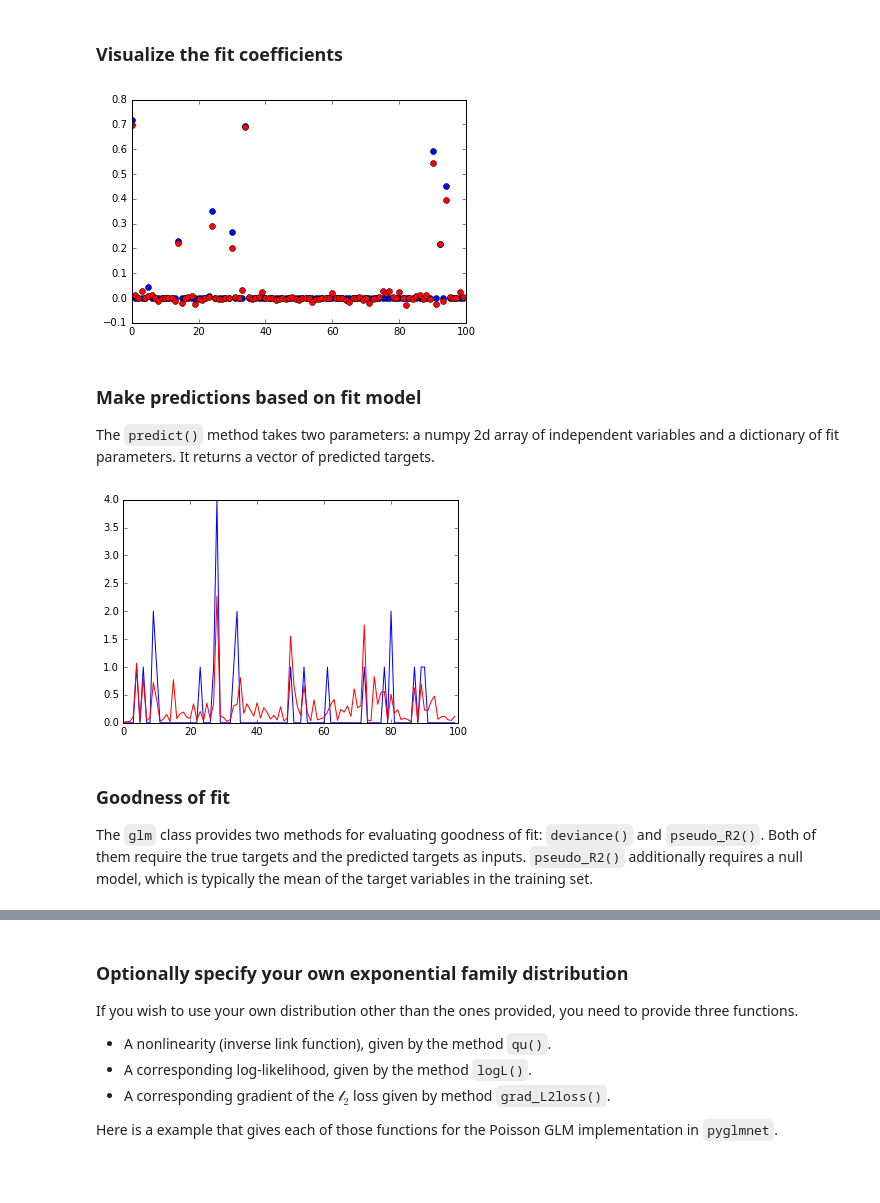
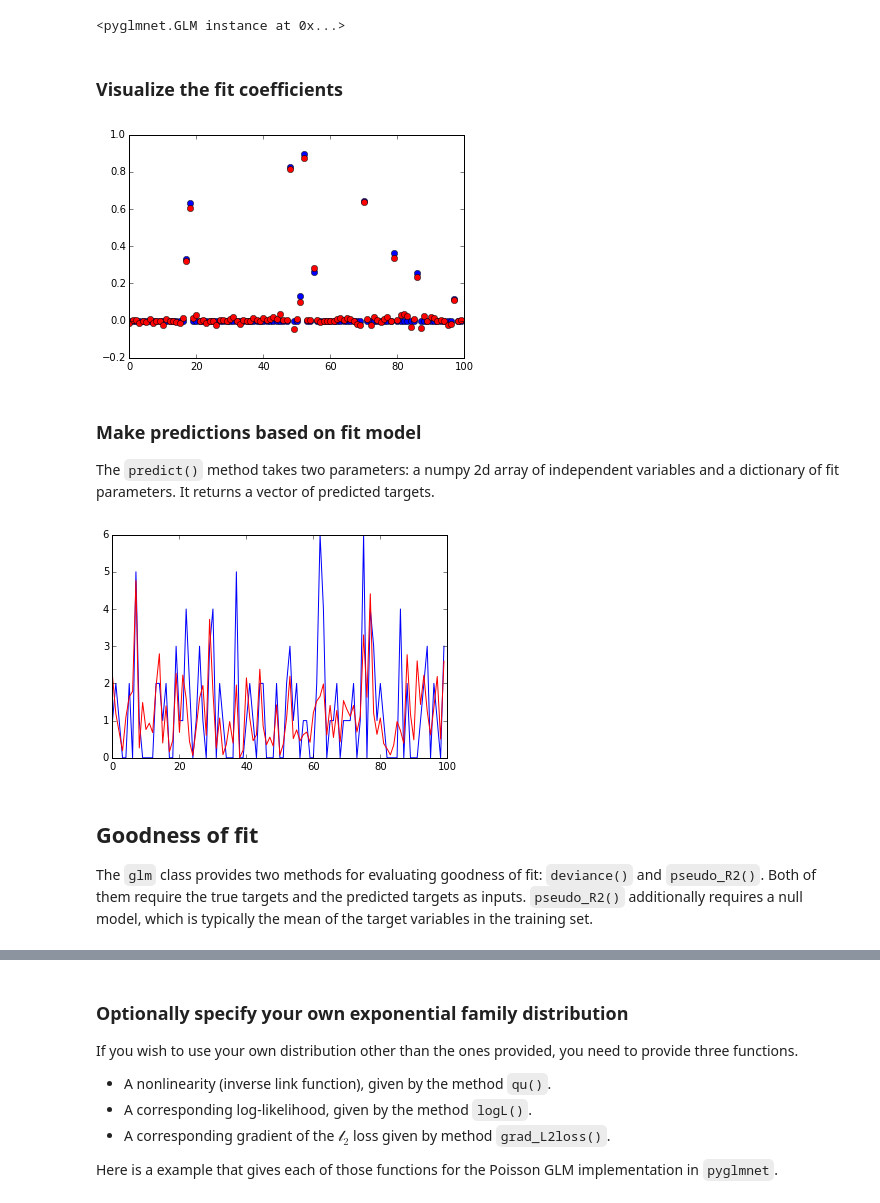
Before and after one commit to glm-tools/pyglmnet, a Jupyter notebook: pyglmnet_example.ipynb, the cells around one changed output, grey strips where cells are left out. Saved outputs shown, nothing was run; the diff lists cells and outputs as text; code cells hidden in the pictures; blank space fills up the shorter version.

Commit message:
Modify GLM class to scikit-learn flavor

````diff
--- a/pyglmnet_example.ipynb
+++ b/pyglmnet_example.ipynb
@@ -33,9 +46,9 @@ beta = sps.rand(p,1,0.1)
 beta = np.array(beta.todense())
 
 # Training data
-xr = np.random.normal(0.0, 1.0, [N,p])
-yr = model.simulate(beta0, beta, xr)
+Xr = np.random.normal(0.0, 1.0, [N,p])
+yr = model.simulate(beta0, beta, Xr)
 
 # Test data
-xt = np.random.normal(0.0, 1.0, [N,p])
-yt = model.simulate(beta0, beta, xt)
+Xt = np.random.normal(0.0, 1.0, [N,p])
+yt = model.simulate(beta0, beta, Xt)
@@ -57,10 +54,0 @@ and the following optimization parameters:
-# %%
-# Set regularization parameters
-reg_lambda = np.logspace(np.log(0.5), np.log(0.01), 10, base=np.exp(1))
-alpha = 0.05
-
-# Set optimization parameters
-learning_rate, max_iter = 1e-4, 1000
-
-# Fit model to training data
-fit = model.fit(zscore(xr),yr,max_iter,learning_rate,reg_lambda,alpha,verbose=False)
@@ -67,30 +63,35 @@ fit = model.fit(zscore(xr),yr,max_iter,learning_rate,reg_lambda,alpha,verbose=Fa
+# %%
+# Fit model to training data
+model.fit(zscore(Xr),yr)
+# %% [output]
+<pyglmnet.GLM instance at 0x...>
 # %% [markdown]
 ### Visualize the fit coefficients
 # %%
 # Visualize estimated coefficients
-fitparams = fit[-2]
+fit_param = model.fit_params[-2]
 plt.plot(beta[:], 'bo')
 plt.hold(True)
-plt.plot(fitparams['beta'][:], 'ro')
+plt.plot(fit_param['beta'][:], 'ro')
 plt.show()
 # %% [output]
-[figure, old version]
+[figure, new version]
 # %% [markdown]
 ### Make predictions based on fit model
 The ```predict()``` method takes two parameters: a numpy 2d array of independent variables and a dictionary of fit parameters. It returns a vector of predicted targets.
 # %%
 # Predict targets from test set
-yrhat = model.predict(zscore(xr), fitparams)
-ythat = model.predict(zscore(xt), fitparams)
+yrhat = model.predict(zscore(Xr), fit_param)
+ythat = model.predict(zscore(Xt), fit_param)
 
 plt.plot(yt[:100])
 plt.hold(True)
 plt.plot(ythat[:100], 'r')
 plt.show()
 # %% [output]
-[figure, old version]
+[figure, new version]
 # %% [markdown]
-### Goodness of fit
+## **Goodness of fit**
 
 The ```glm``` class provides two methods for evaluating goodness of fit: ```deviance()``` and ```pseudo_R2()```. Both of them require the true targets and the predicted targets as inputs. ```pseudo_R2()``` additionally requires a null model, which is typically the mean of the target variables in the training set.
 # %%
````
Also changed, not shown: parts of 14 cells of this notebook, 2 other files.
